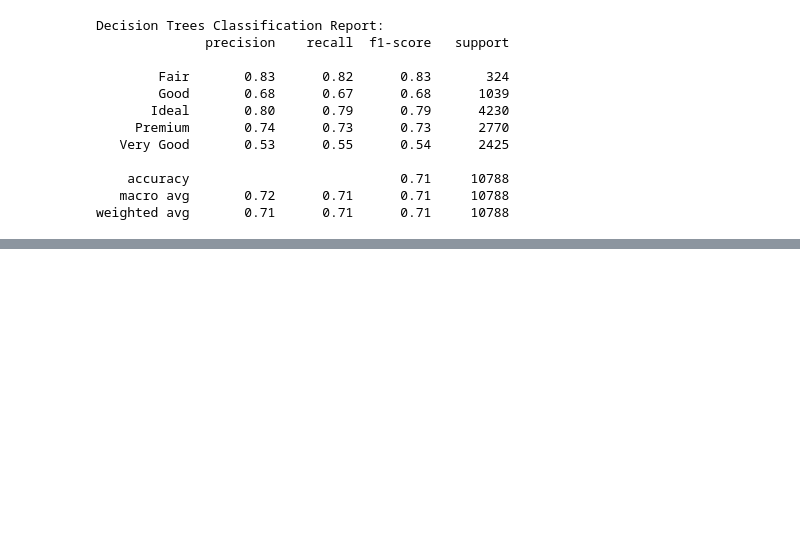
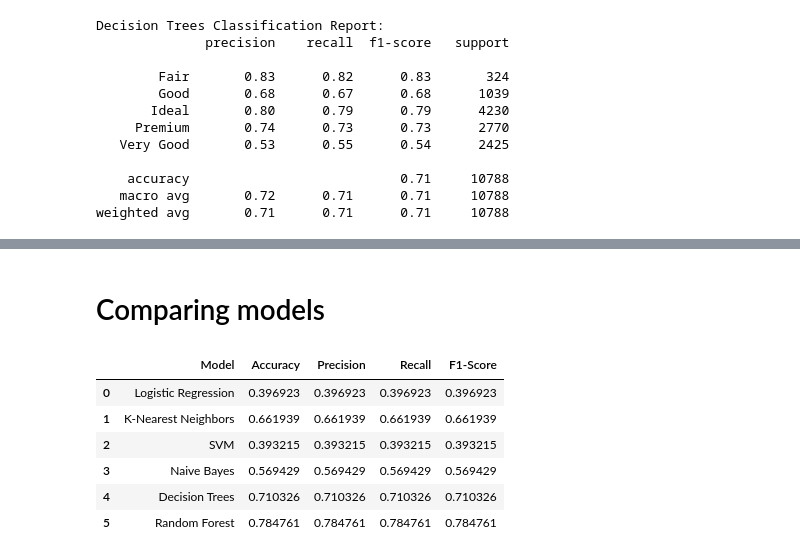
Before and after one commit to giocarro/Data_Science_Gio, a Jupyter notebook: Tareas/Diamonds_analysis.ipynb, the cells around one changed output, grey strips where cells are left out. Cells and saved outputs as stored; diff of their text form; code cells hidden in the pictures; blank space fills up the shorter version.

```diff
--- a/Tareas/Diamonds_analysis.ipynb
+++ b/Tareas/Diamonds_analysis.ipynb
@@ -512,0 +522,3 @@ plot_confusion_matrix(dt_cm, cut_ordered)
+# %%
+rf_accuracy = accuracy_score(y_test, rf_pred)
+print(f"Random Forest Accuracy: {rf_accuracy:.2f}")
@@ -512,0 +527,3 @@ plot_confusion_matrix(dt_cm, cut_ordered)
+# %%
+rf_precision = precision_score(y_test, rf_pred, average = 'micro')
+print(f"Random Forest Precission: {rf_precision:.2f}")
@@ -512,0 +532,3 @@ plot_confusion_matrix(dt_cm, cut_ordered)
+# %%
+rf_recall = recall_score(y_test, rf_pred, average = 'micro')
+print(f"Random Forest Recall: {rf_recall:.2f}")
@@ -512,0 +537,3 @@ plot_confusion_matrix(dt_cm, cut_ordered)
+# %%
+rf_f1 = f1_score(y_test, rf_pred, average = 'micro')
+print(f"Random Forest F1 Score: {rf_f1:.2f}")
@@ -512,0 +564,21 @@ plot_confusion_matrix(dt_cm, cut_ordered)
+# %% [markdown]
+# Comparing models
+# %%
+models_data = {
+    'Model': ['Logistic Regression', 'K-Nearest Neighbors', 'SVM', 'Naive Bayes', 'Decision Trees', 'Random Forest'],
+    'Accuracy': [lr_accuracy, knn_accuracy, svm_accuracy, nb_accuracy, dt_accuracy, rf_accuracy],
+    'Precision': [lr_precision, knn_precision, svm_precision, nb_precision, dt_precision, rf_precision],
+    'Recall': [lr_recall, knn_recall, svm_recall, nb_recall, dt_recall, rf_recall],
+    'F1-Score': [lr_f1, knn_f1, svm_f1, nb_f1, dt_f1, rf_f1]
+}
+
+df_models = pd.DataFrame(models_data)
+df_models
+# %% [output]
+|  | Model | Accuracy | Precision | Recall | F1-Score |
+| 0 | Logistic Regression | 0.396923 | 0.396923 | 0.396923 | 0.396923 |
+| 1 | K-Nearest Neighbors | 0.661939 | 0.661939 | 0.661939 | 0.661939 |
+| 2 | SVM | 0.393215 | 0.393215 | 0.393215 | 0.393215 |
+| 3 | Naive Bayes | 0.569429 | 0.569429 | 0.569429 | 0.569429 |
+| 4 | Decision Trees | 0.710326 | 0.710326 | 0.710326 | 0.710326 |
+| 5 | Random Forest | 0.784761 | 0.784761 | 0.784761 | 0.784761 |
```
Also changed, not shown: parts of 10 cells of this notebook.
